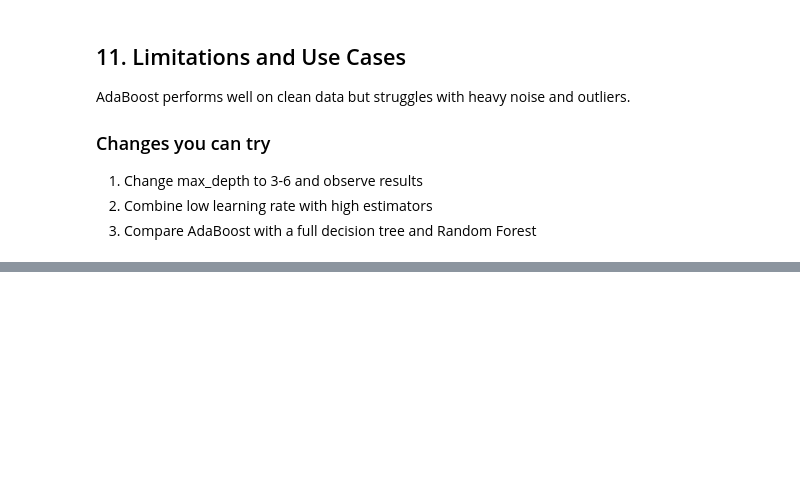
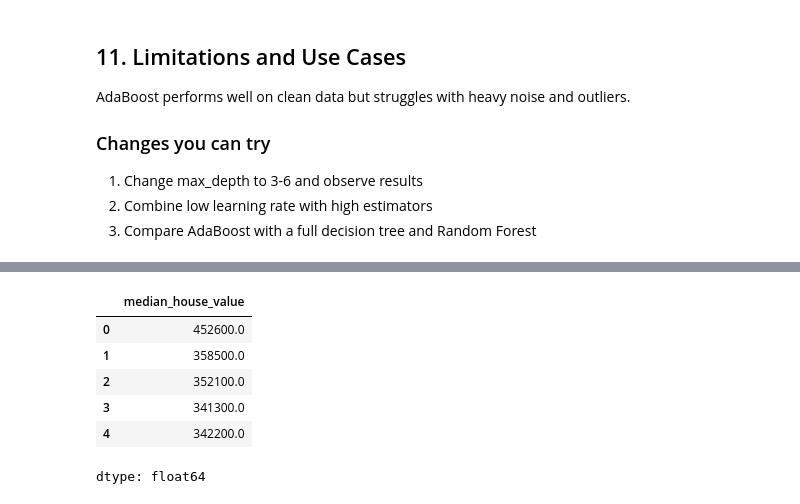
Before and after one commit to iamnaymur/ml_meta_learning, a Jupyter notebook: week_06_boosting_algorithm.ipynb, the cells around one changed output, grey strips where cells are left out. Saved outputs shown, nothing was run; the diff lists cells and outputs as text; code cells hidden in the pictures; blank space fills up the shorter version.

```diff
--- a/week_06_boosting_algorithm.ipynb
+++ b/week_06_boosting_algorithm.ipynb
@@ -231,0 +295,10 @@ AdaBoost performs well on clean data but struggles with heavy noise and outliers
+# %%
+y.head()
+# %% [output]
+|  | median_house_value |
+| 0 | 452600.0 |
+| 1 | 358500.0 |
+| 2 | 352100.0 |
+| 3 | 341300.0 |
+| 4 | 342200.0 |
+dtype: float64
```
Also changed, not shown: parts of 14 cells of this notebook.
